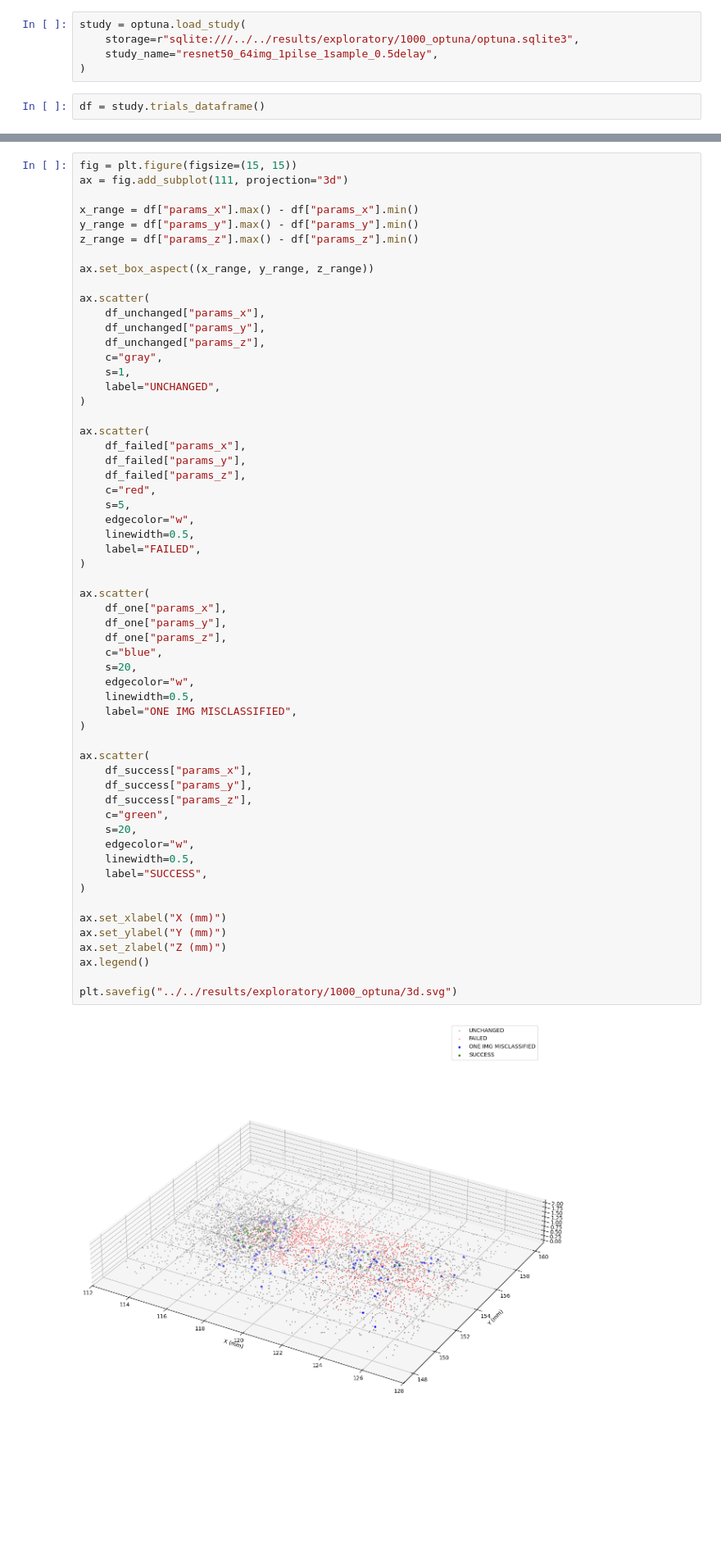
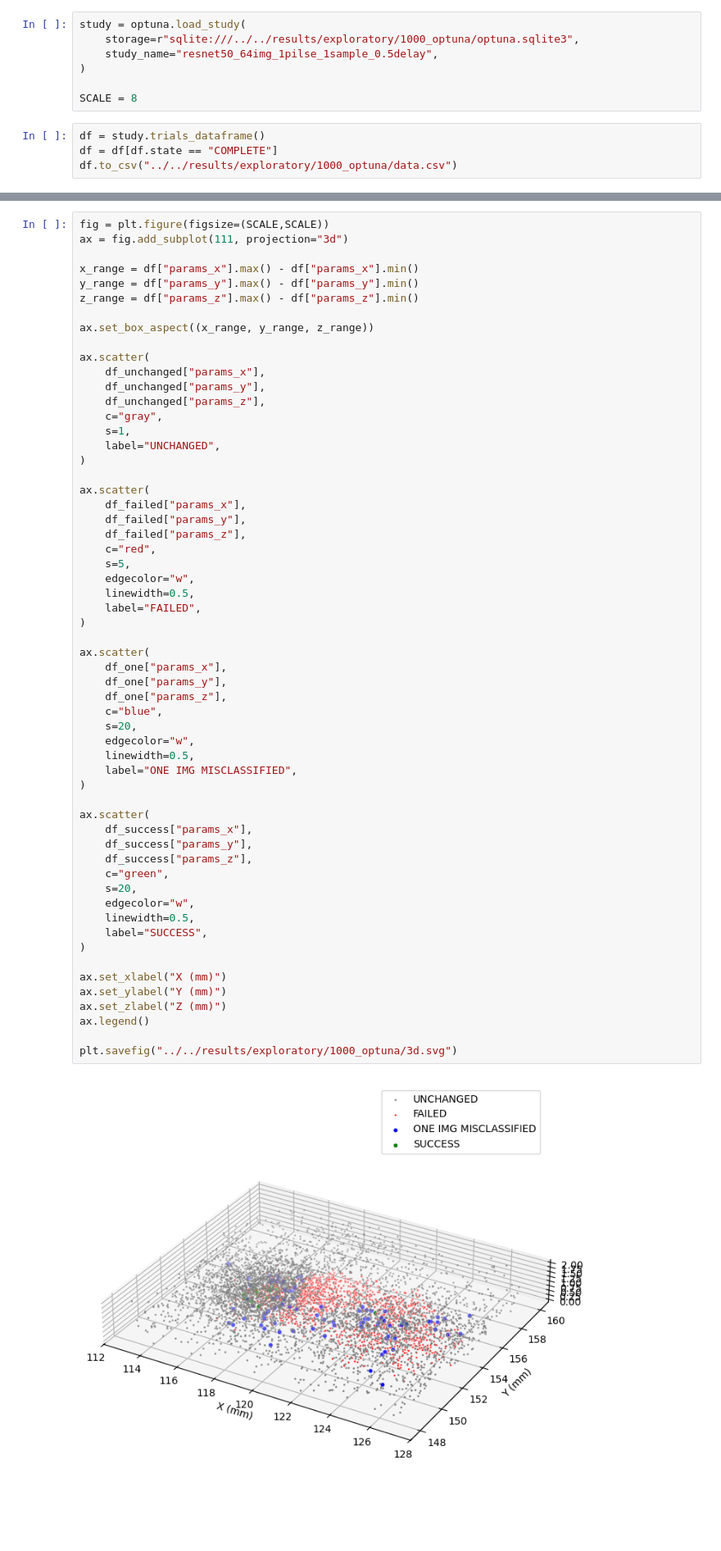
Before and after one commit to xkucerak/ncs2-emfi, a Jupyter notebook: src/client/optuna_info.ipynb, the cells around one changed output, grey strips where cells are left out. Shown at 82% size. Saved outputs shown, nothing was run; the diff lists cells and outputs as text; blank space fills up the shorter version.

Commit message:
updated images

```diff
--- a/src/client/optuna_info.ipynb
+++ b/src/client/optuna_info.ipynb
@@ -8,15 +8,19 @@ study = optuna.load_study(
     storage=r"sqlite:///../../results/exploratory/1000_optuna/optuna.sqlite3",
     study_name="resnet50_64img_1pilse_1sample_0.5delay",
 )
+
+SCALE = 8
 # %%
 df = study.trials_dataframe()
+df = df[df.state == "COMPLETE"]
+df.to_csv("../../results/exploratory/1000_optuna/data.csv")
 # %%
 df_failed = df[df.value == 0.825]
 df_unchanged = df[df.value == 0.6875]
 df_one = df[df.value == 0.671875]
 df_success = df[df.value < 0.4]
 # %%
-fig = plt.figure(figsize=(15, 15))
+fig = plt.figure(figsize=(SCALE,SCALE))
 ax = fig.add_subplot(111, projection="3d")
 
 x_range = df["params_x"].max() - df["params_x"].min()
@@ -47,32 +51,32 @@ ax.scatter(
 
 ax.scatter(
     df_one["params_x"],
     df_one["params_y"],
     df_one["params_z"],
     c="blue",
     s=20,
     edgecolor="w",
     linewidth=0.5,
     label="ONE IMG MISCLASSIFIED",
 )
 
 ax.scatter(
     df_success["params_x"],
     df_success["params_y"],
     df_success["params_z"],
     c="green",
     s=20,
     edgecolor="w",
     linewidth=0.5,
     label="SUCCESS",
 )
 
 ax.set_xlabel("X (mm)")
 ax.set_ylabel("Y (mm)")
 ax.set_zlabel("Z (mm)")
 ax.legend()
 
 plt.savefig("../../results/exploratory/1000_optuna/3d.svg")
 # %% [output]
-[figure, old version]
+[figure, new version]
 # %%
```
Also changed, not shown: parts of 3 cells of this notebook, 6 other files.
